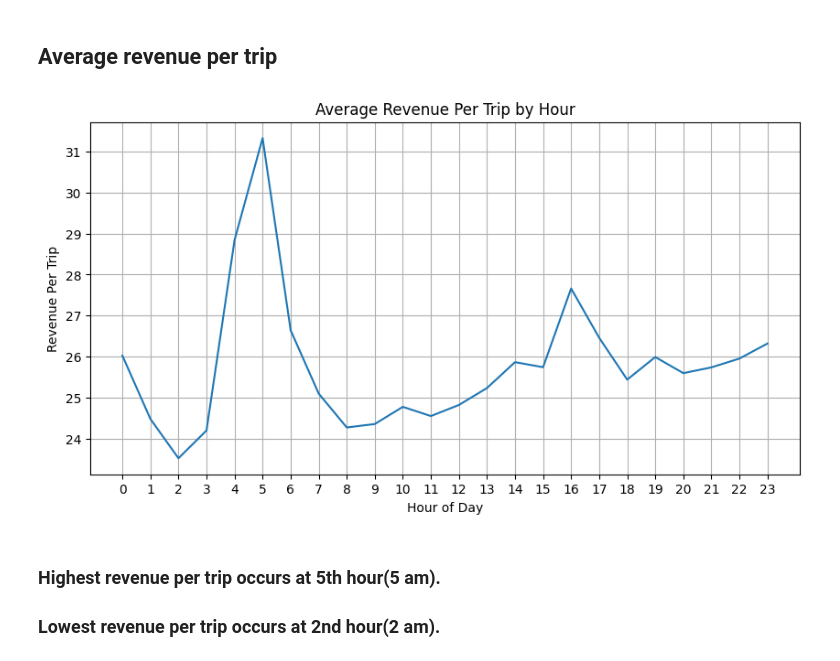
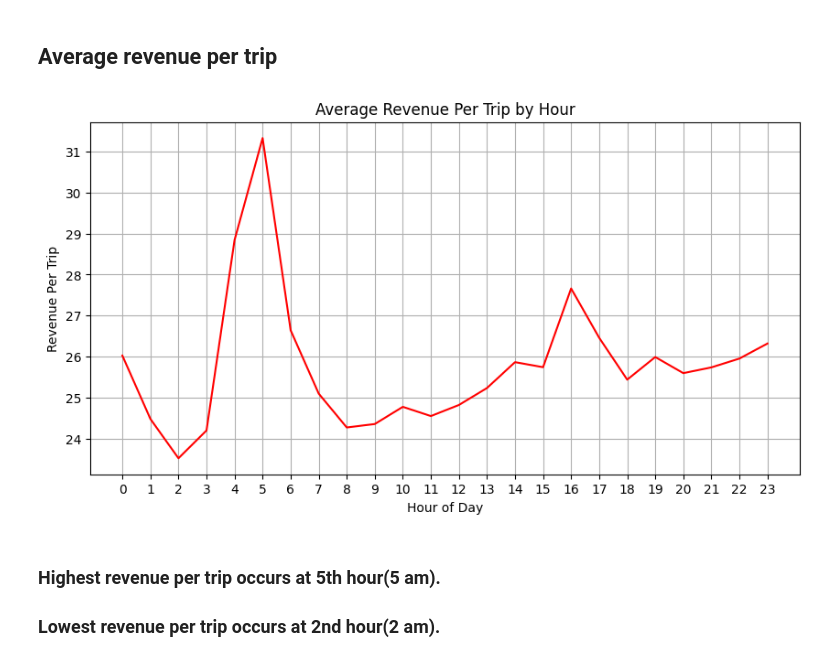
Before and after one commit to prerit0/ride-sharing-demand-intelligence, a Jupyter notebook: Notebooks/02_eda_analysis_using_SQL_&_Python.ipynb, the cells around one changed output. Saved outputs shown, nothing was run; the diff lists cells and outputs as text; code cells hidden in the pictures.

```diff
--- a/Notebooks/02_eda_analysis_using_SQL_&_Python.ipynb
+++ b/Notebooks/02_eda_analysis_using_SQL_&_Python.ipynb
@@ -115,15 +115,15 @@ lowest value for total revenue : 486334.28
 hourly_df["revenue_per_trip"] = hourly_df["total_revenue"] / hourly_df["total_trips"]
 # %%
 plt.figure(figsize=(10,5))
-sns.lineplot(data=hourly_df, x="pickup_hour", y="revenue_per_trip")
+sns.lineplot(data=hourly_df, x="pickup_hour", y="revenue_per_trip", color="red")
 plt.title("Average Revenue Per Trip by Hour")
 plt.xlabel("Hour of Day")
 plt.ylabel("Revenue Per Trip")
 plt.xticks(range(0,24))
 plt.grid(True)
 plt.show()
 # %% [output]
-[figure, old version]
+[figure, new version]
 # %% [markdown]
 ### Highest revenue per trip occurs at 5th hour(5 am).
 ### Lowest revenue per trip occurs at 2nd hour(2 am).
```
Also changed, not shown: parts of 11 cells of this notebook, 1 other file.
